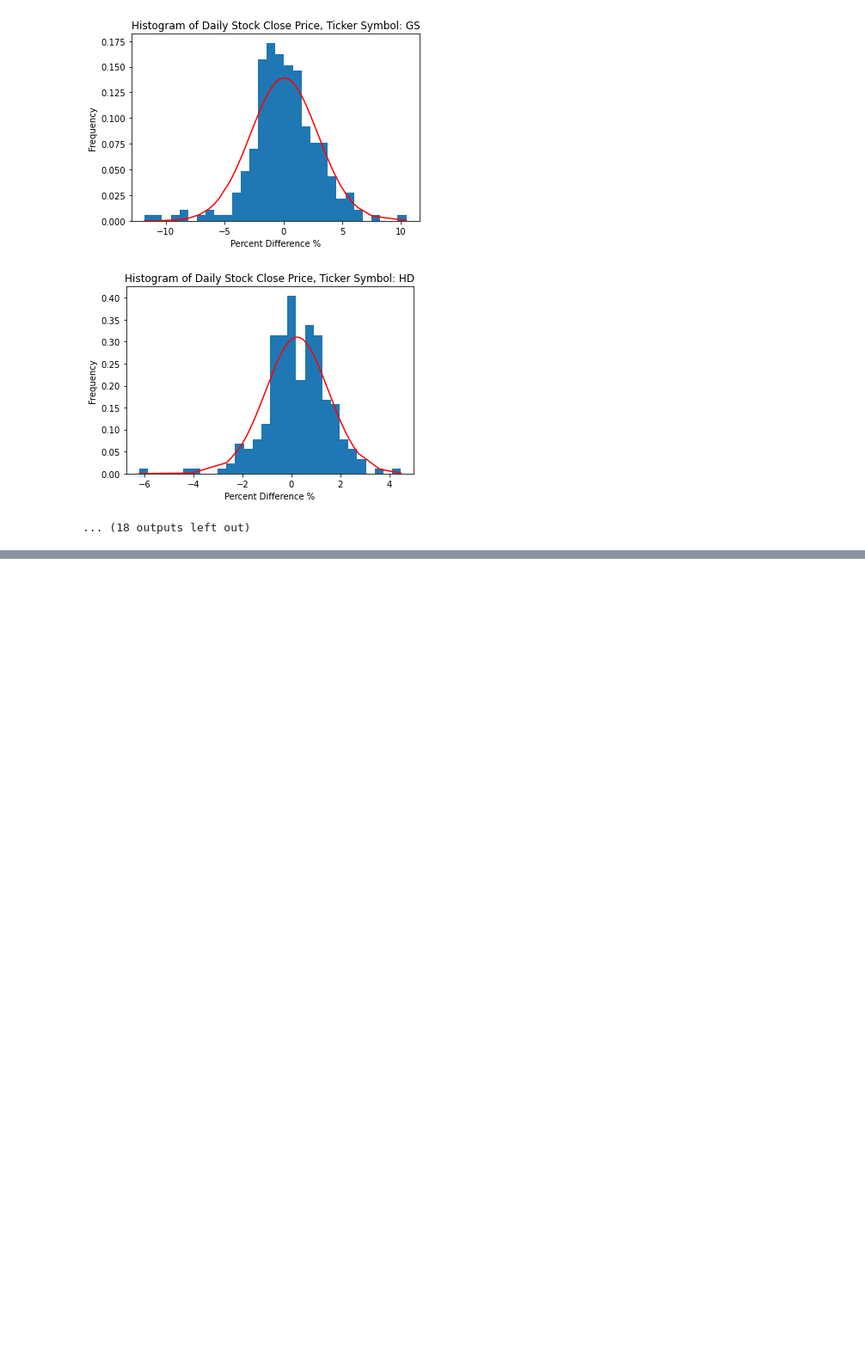
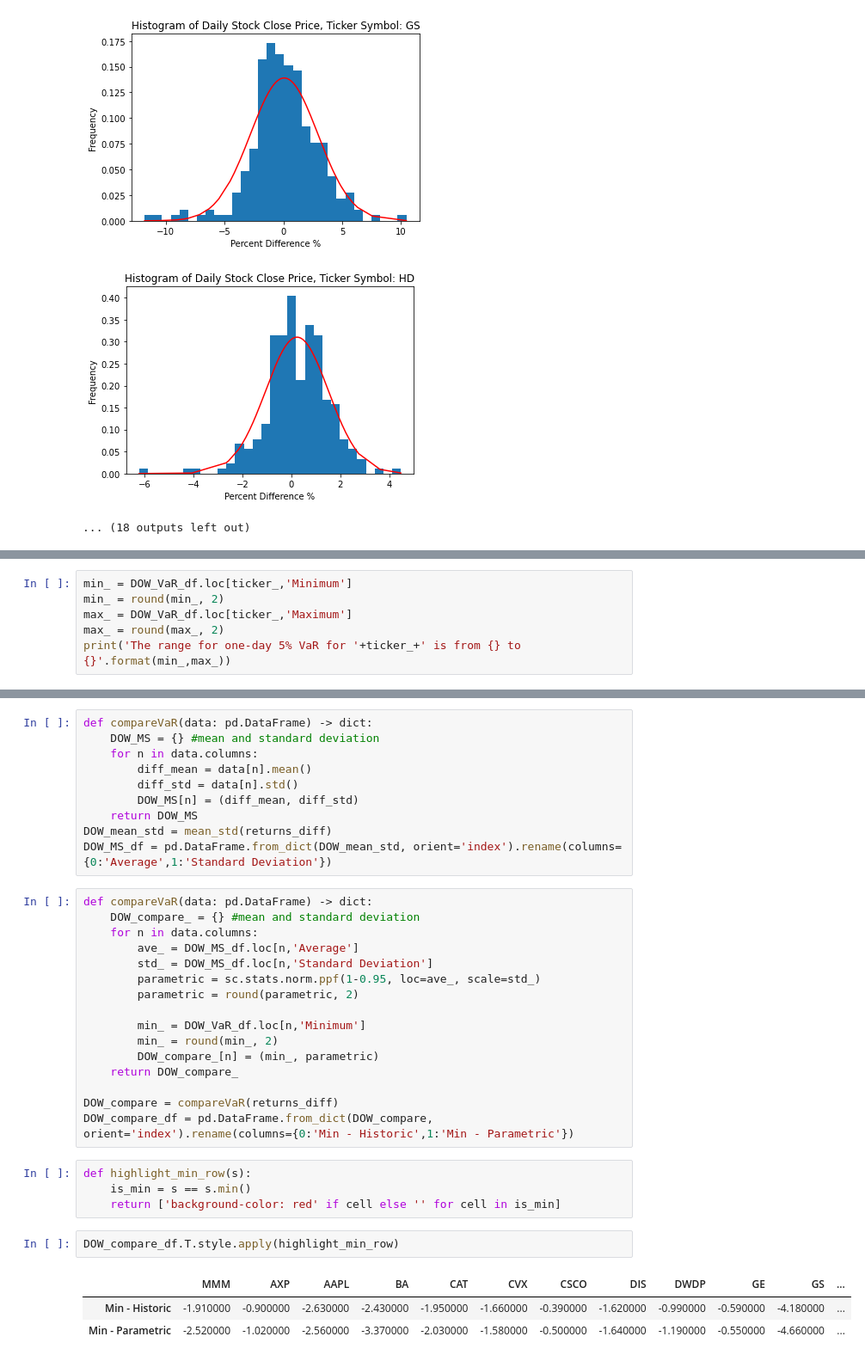
Before and after one commit to davidhintelmann/Market-Analysis, a Jupyter notebook: DOW_JONES.ipynb, the cells around one changed output, grey strips where cells are left out. Shown: that part at 86% size. Drawn from its saved outputs; the diff is of its cells as text; blank space fills up the shorter version.

```diff
--- a/DOW_JONES.ipynb
+++ b/DOW_JONES.ipynb
@@ -274,0 +281,6 @@ sc.stats.norm.ppf(1-0.95, loc=ave_, scale=std_)
+# %%
+min_ = DOW_VaR_df.loc[ticker_,'Minimum']
+min_ = round(min_, 2)
+max_ = DOW_VaR_df.loc[ticker_,'Maximum']
+max_ = round(max_, 2)
+print('The range for one-day 5% VaR for '+ticker_+' is from {} to {}'.format(min_,max_))
@@ -274,0 +322,36 @@ sc.stats.norm.ppf(1-0.95, loc=ave_, scale=std_)
+# %%
+def compareVaR(data: pd.DataFrame) -> dict:
+    DOW_MS = {} #mean and standard deviation
+    for n in data.columns:
+        diff_mean = data[n].mean()
+        diff_std = data[n].std()
+        DOW_MS[n] = (diff_mean, diff_std)
+    return DOW_MS
+DOW_mean_std = mean_std(returns_diff)
+DOW_MS_df = pd.DataFrame.from_dict(DOW_mean_std, orient='index').rename(columns={0:'Average',1:'Standard Deviation'})
+# %%
+def compareVaR(data: pd.DataFrame) -> dict:
+    DOW_compare_ = {} #mean and standard deviation
+    for n in data.columns:
+        ave_ = DOW_MS_df.loc[n,'Average']
+        std_ = DOW_MS_df.loc[n,'Standard Deviation']
+        parametric = sc.stats.norm.ppf(1-0.95, loc=ave_, scale=std_)
+        parametric = round(parametric, 2)
+
+        min_ = DOW_VaR_df.loc[n,'Minimum']
+        min_ = round(min_, 2)
+        DOW_compare_[n] = (min_, parametric)
+    return DOW_compare_
+
+DOW_compare = compareVaR(returns_diff)
+DOW_compare_df = pd.DataFrame.from_dict(DOW_compare, orient='index').rename(columns={0:'Min - Historic',1:'Min - Parametric'})
+# %%
+def highlight_min_row(s):
+    is_min = s == s.min()
+    return ['background-color: red' if cell else '' for cell in is_min]
+# %%
+DOW_compare_df.T.style.apply(highlight_min_row)
+# %% [output]
+|  | MMM | AXP | AAPL | BA | CAT | CVX | CSCO | DIS | DWDP | GE | GS | ... |
+| Min - Historic | -1.910000 | -0.900000 | -2.630000 | -2.430000 | -1.950000 | -1.660000 | -0.390000 | -1.620000 | -0.990000 | -0.590000 | -4.180000 | ... |
+| Min - Parametric | -2.520000 | -1.020000 | -2.560000 | -3.370000 | -2.030000 | -1.580000 | -0.500000 | -1.640000 | -1.190000 | -0.550000 | -4.660000 | ... |
```
Also changed, not shown: parts of 7 cells of this notebook.
